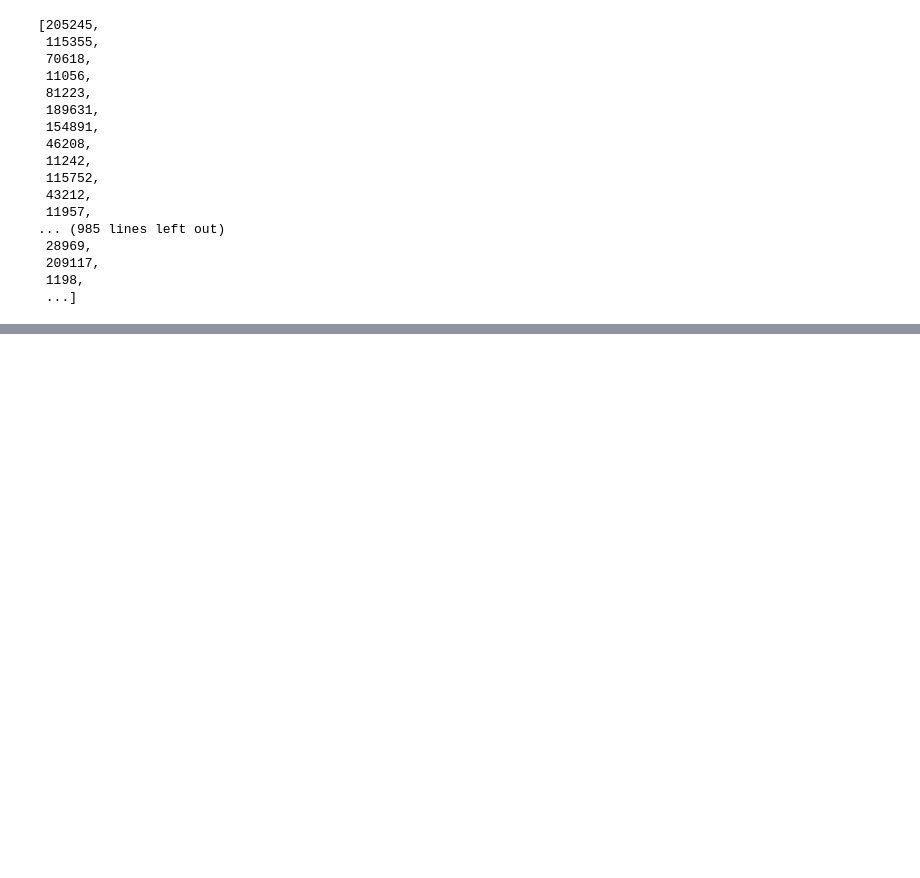
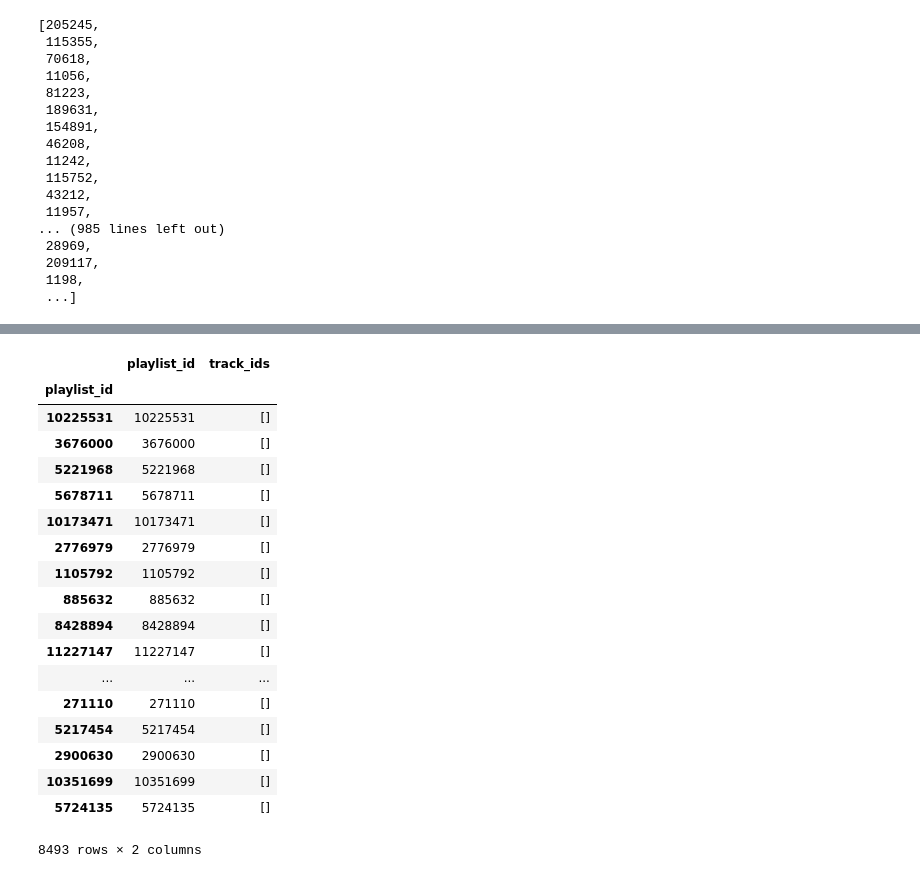
Before and after one commit to battuzz/RS_Challenge, a Jupyter notebook: fabio_notebook.ipynb, the cells around one changed output, grey strips where cells are left out. Drawn from its saved outputs; the diff is of its cells as text; code cells hidden in the pictures; blank space fills up the shorter version.

```diff
--- a/fabio_notebook.ipynb
+++ b/fabio_notebook.ipynb
@@ -435,0 +304,26 @@ ValueError: setting an array element with a sequence.
+# %%
+predictions = pd.DataFrame(target_playlists)
+predictions.index = target_playlists['playlist_id']
+predictions['track_ids'] = [np.array([]) for i in range(len(predictions))]
+# %%
+predictions
+# %% [output]
+|  | playlist_id | track_ids |
+| playlist_id |  |  |
+| 10225531 | 10225531 | [] |
+| 3676000 | 3676000 | [] |
+| 5221968 | 5221968 | [] |
+| 5678711 | 5678711 | [] |
+| 10173471 | 10173471 | [] |
+| 2776979 | 2776979 | [] |
+| 1105792 | 1105792 | [] |
+| 885632 | 885632 | [] |
+| 8428894 | 8428894 | [] |
+| 11227147 | 11227147 | [] |
+| ... | ... | ... |
+| 271110 | 271110 | [] |
+| 5217454 | 5217454 | [] |
+| 2900630 | 2900630 | [] |
+| 10351699 | 10351699 | [] |
+| 5724135 | 5724135 | [] |
+8493 rows × 2 columns
```
Also changed, not shown: parts of 43 cells of this notebook, 1 other file.
